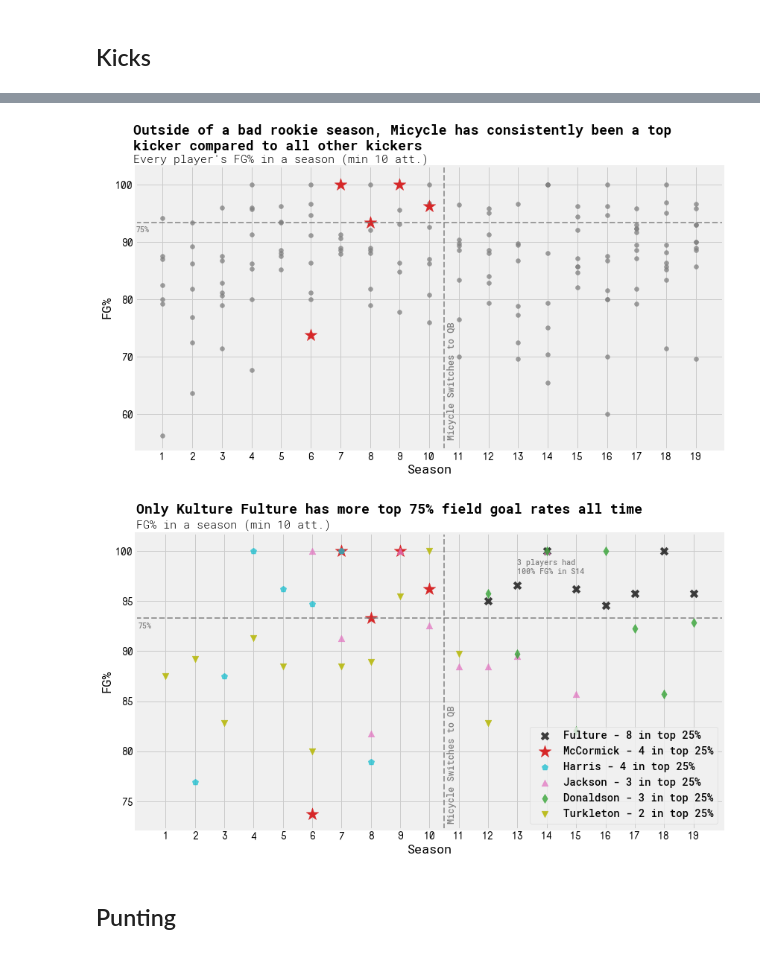
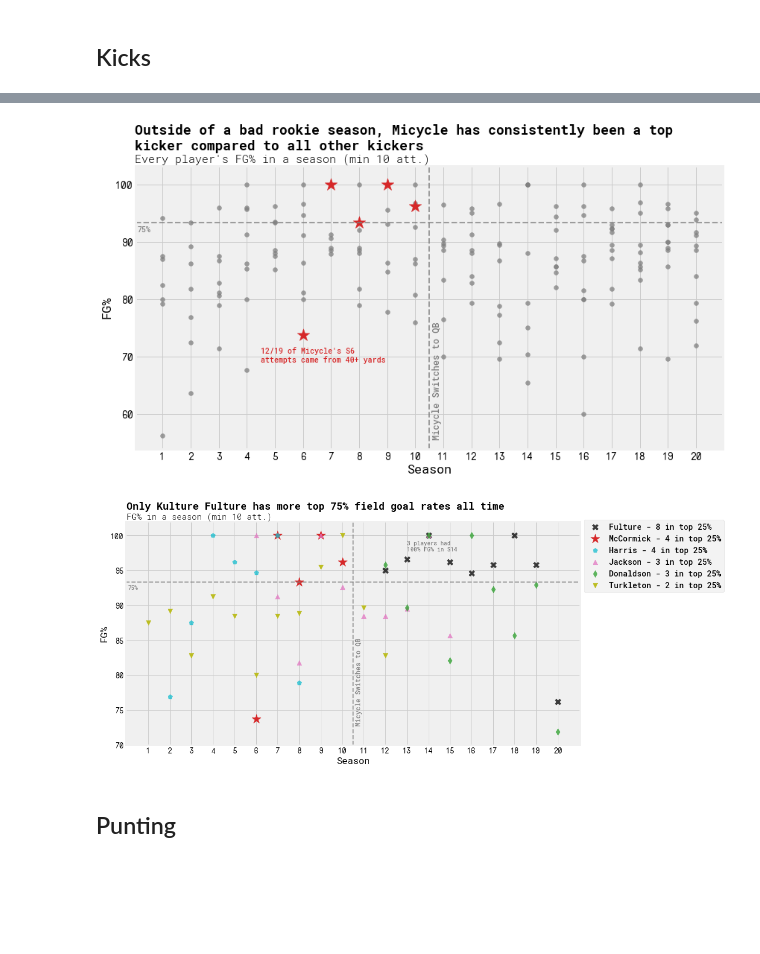
Before and after one commit to infinitempg/kicker-correlations, a Jupyter notebook: micycle.ipynb, the cells around one changed output, grey strips where cells are left out. Cells and saved outputs as stored; diff of their text form; code cells hidden in the pictures; blank space fills up the shorter version.

Commit message:
micycle update

```diff
--- a/micycle.ipynb
+++ b/micycle.ipynb
@@ -46,55 +54,56 @@ plt.text(10.6,56,'Micycle Switches to QB',rotation=90,size=12,color='gray')
 plt.axhline(kickDesc['FG%']['75%'],c='gray',alpha=alph,ls='--',lw=2)
 plt.text(.1,kickDesc['FG%']['75%']-1.5,'75%',c='gray',size=10)
 
+plt.text(4.5,69,"12/19 of Micycle's S6\nattempts came from 40+ yards",color='tab:red',size=10)
 plt.text(0,106,'Outside of a bad rookie season, Micycle has consistently been a top \nkicker compared to all other kickers',weight='bold',size=18)
 plt.text(0,103.75,"Every player's FG% in a season (min 10 att.)",size=15,weight='light')
-plt.xticks(range(1,20))
+plt.xticks(range(1,21))
 plt.xlabel('Season')
 plt.ylabel(y)
 # plt.legend(bbox_to_anchor=(1, 1.025), loc='upper left', ncol=1)
 plt.tight_layout()
-plt.savefig('micycle_images/Kicks-Season.png',facecolor=fig.get_facecolor())
+plt.savefig('micycle_images/Kicks-Season.png',facecolor=fig.get_facecolor(),bbox_inches='tight')
 plt.show()
 # %% [output]
-[figure, old version]
+[figure, new version]
 # %%
 # kickDF2[kickDF2['FG%'] >= 93.3][['Name','S','FG%']]
 # %%
 x = 'S'
 y = 'FG%'
 alph = 0.75
-fig = plt.figure(figsize=(12,7),facecolor='w')
+fig = plt.figure(figsize=(16,7),facecolor='w')
 plt.rcParams['font.family'] = 'Roboto Mono'
 plt.rcParams['font.weight'] = 'medium'
 plt.xticks(fontname = 'NovaMono',weight='medium')
 plt.yticks(fontname = 'NovaMono',weight='medium')
 # plt.scatter(kickDF2[x],kickDF2[y],marker='o',c='gray',s=35,alpha=alph)
 
 plt.scatter(fultureDF[x],fultureDF[y],label='Fulture - 8 in top 25%',s=75,c='k',marker='x',alpha=alph)
 plt.scatter(micycleDF[x],micycleDF[y],label='McCormick - 4 in top 25%',s=300,c='tab:red',marker='*',alpha=1)
 plt.scatter(harrisDF[x],harrisDF[y],label='Harris - 4 in top 25%',s=75,c='tab:cyan',marker='p',alpha=alph)
 plt.scatter(deanDF[x],deanDF[y],label='Jackson - 3 in top 25%',s=75,c='tab:pink',marker='^',alpha=alph)
 plt.scatter(neoDF[x],neoDF[y],label='Donaldson - 3 in top 25%',s=75,c='tab:green',marker='d',alpha=alph)
 plt.scatter(turkDF[x],turkDF[y],label='Turkleton - 2 in top 25%',s=75,c='tab:olive',marker='v',alpha=1)
 
 plt.axvline(10.5,c='gray',alpha=alph,ls='--',lw=2)
 plt.text(10.6,73,'Micycle Switches to QB',rotation=90,size=12,color='gray')
 plt.axhline(kickDesc['FG%']['75%'],c='gray',alpha=alph,ls='--',lw=2)
 plt.text(.07,kickDesc['FG%']['75%']-1,'75%',c='gray',size=10)
 
 plt.text(13,97.75,'3 players had\n100% FG% in S14',size=10,color='gray')
 
 plt.text(0,103.75,'Only Kulture Fulture has more top 75% field goal rates all time',weight='bold',size=18)
 plt.text(0,102.25,"FG% in a season (min 10 att.)",size=15,weight='light')
-plt.xticks(range(1,20))
+plt.xticks(range(1,21))
 plt.xlabel('Season')
 plt.ylabel(y)
-plt.legend(ncol=1)
+plt.legend(bbox_to_anchor=(1, 1.025), loc='upper left', ncol=1)
 plt.tight_layout()
-plt.savefig('micycle_images/Kicks-HOF-Season.png',facecolor=fig.get_facecolor())
+plt.savefig('micycle_images/Kicks-HOF-Season.png',facecolor=fig.get_facecolor(),bbox_inches='tight')
 plt.show()
 # %% [output]
-[figure, old version]
+[figure, new version]
 # %% [markdown]
 ## Punting
 # %%
```
Also changed, not shown: parts of 55 cells of this notebook, 23 other files.
